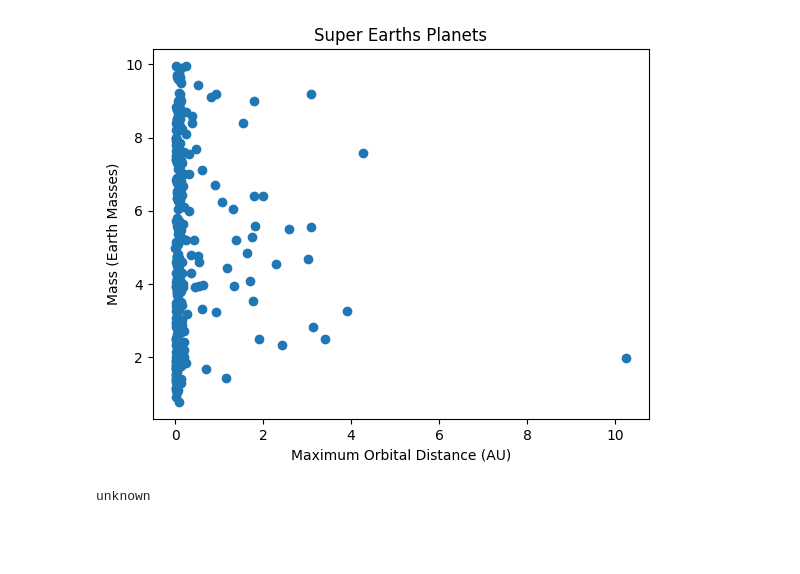
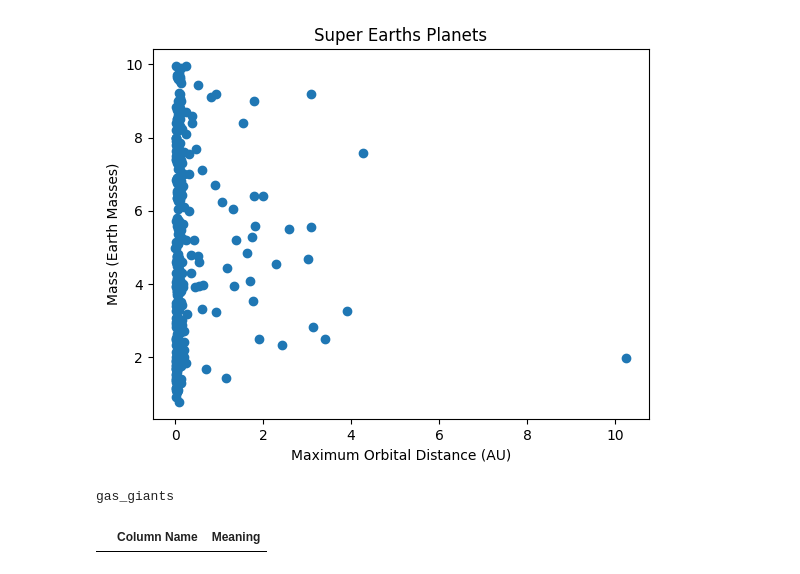
Before and after one commit to aleruriphd/exodashboard, a Jupyter notebook: exo_api.ipynb, the cells around one changed output. Drawn from its saved outputs; the diff is of its cells as text; code cells hidden in the pictures; blank space fills up the shorter version.

```diff
--- a/exo_api.ipynb
+++ b/exo_api.ipynb
@@ -287,10 +287,39 @@ plt.ylabel('Mass (Earth Masses)')
 Text(0, 0.5, 'Mass (Earth Masses)')
 [figure]
 # %%
-        exoplanet_name =  'GJ 667 C b'
+        exoplanet_name =  '24 Sex b'
 
         pl_type = table_confirmed_planets_df.loc[table_confirmed_planets_df['pl_name'] == exoplanet_name, 'category'].values[0]
 
         print(pl_type)
 # %% [output]
-unknown
+gas_giants
+# %%
+csv_file_path = 'full_table_nasa_url.csv'
+
+
+
+# List to store extracted column names and meanings
+columns_info = []
+
+# Open the CSV file and read line by line
+with open(csv_file_path, 'r') as file:
+    for line in file:
+        # Check if the line starts with '#COLUMN'
+        if line.startswith('# COLUMN'):
+            print('TRUE')
+            # Extract the column name and meaning
+            # Assuming the format is always '# COLUMN column_name: column_meaning'
+            _, column_info = line.split('# COLUMN', 1)
+            column_name, column_meaning = column_info.split(':', 1)
+
+            # Strip whitespace and add the extracted info to the list
+            columns_info.append((column_name.strip(), column_meaning.strip()))
+
+# Create a DataFrame from the extracted information
+columns_df = pd.DataFrame(columns_info, columns=['Column Name', 'Meaning'])
+
+# Display the DataFrame
+columns_df
+# %% [output]
+|  | Column Name | Meaning |
```
Also changed, not shown: 1 other file.
